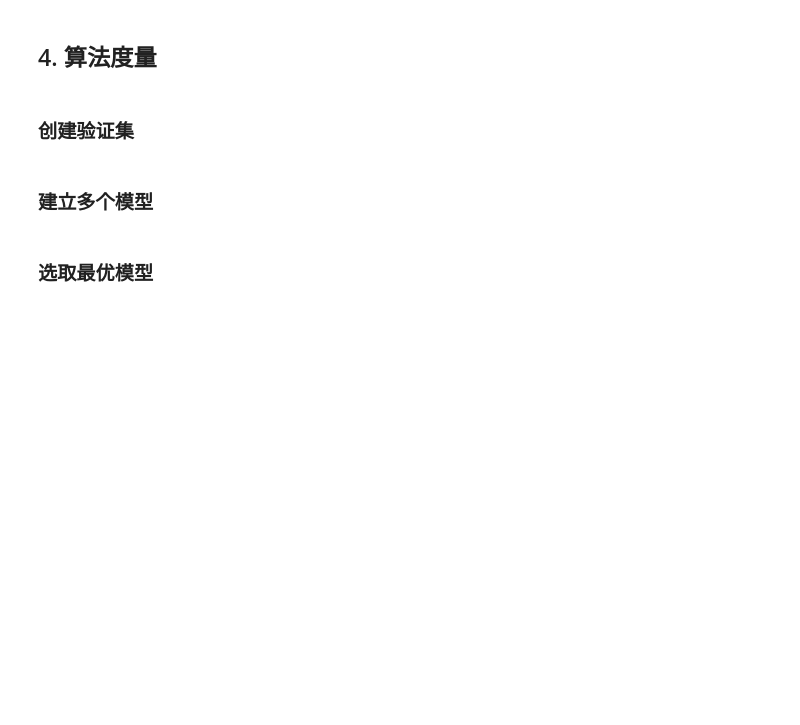
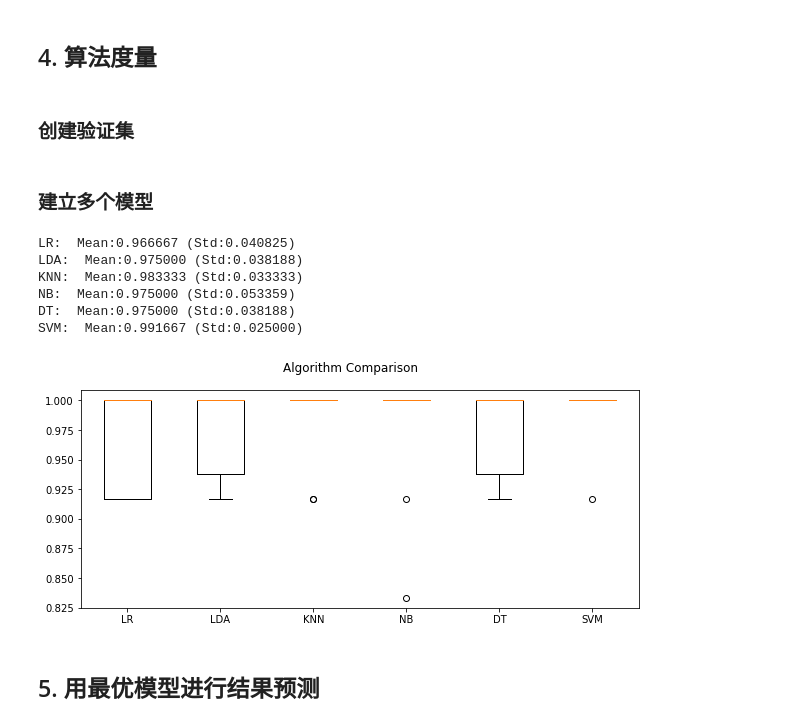
Before and after one commit to JaimeTang/AutoML, a Jupyter notebook: Template.ipynb, the cells around one changed output. Cells and saved outputs as stored; diff of their text form; code cells hidden in the pictures; blank space fills up the shorter version.

```diff
--- a/Template.ipynb
+++ b/Template.ipynb
@@ -119,7 +130,49 @@ array([[<matplotlib.axes._subplots.AxesSubplot object at 0x...>,
 ## 4. 算法度量
 # %% [markdown]
 ### 创建验证集
+# %%
+array = datasets.values
+X = array[:,0:4]
+y = array[:,4]
+test_size = 0.20
+seed = 7
+X_train,X_validation,y_train,y_validation = train_test_split(X,y,
+        test_size=test_size,random_state=seed)
 # %% [markdown]
 ### 建立多个模型
-# %% [markdown]
-### 选取最优模型
+# %%
+models = []
+models.append(("LR",LogisticRegression()))
+models.append(("LDA",LinearDiscriminantAnalysis()))
+models.append(("KNN",KNeighborsClassifier()))
+models.append(("NB",GaussianNB()))
+models.append(("DT",DecisionTreeClassifier()))
+models.append(("SVM",SVC()))
+
+results = []
+names = []
+for name,model in models:
+    kfold = KFold(n_splits=10,random_state=7)
+    result = cross_val_score(model,X_train,y_train,cv=kfold,scoring="accuracy")
+    results.append(result)
+    names.append(name)
+    print("{}:  Mean:{:.6f} (Std:{:.6f})".format(name,result.mean(),result.std()))
+# %% [output]
+LR:  Mean:0.966667 (Std:0.040825)
+LDA:  Mean:0.975000 (Std:0.038188)
+KNN:  Mean:0.983333 (Std:0.033333)
+NB:  Mean:0.975000 (Std:0.053359)
+DT:  Mean:0.975000 (Std:0.038188)
+SVM:  Mean:0.991667 (Std:0.025000)
+# %%
+fig = plt.figure(figsize=(10,4))
+fig.suptitle("Algorithm Comparison")
+ax = fig.add_subplot(111)
+
+plt.boxplot(results)
+ax.set_xticklabels(names)
+plt.show()
+# %% [output]
+[figure, added]
+# %% [markdown]
+## 5. 用最优模型进行结果预测
```
Also changed, not shown: parts of 2 cells of this notebook.
